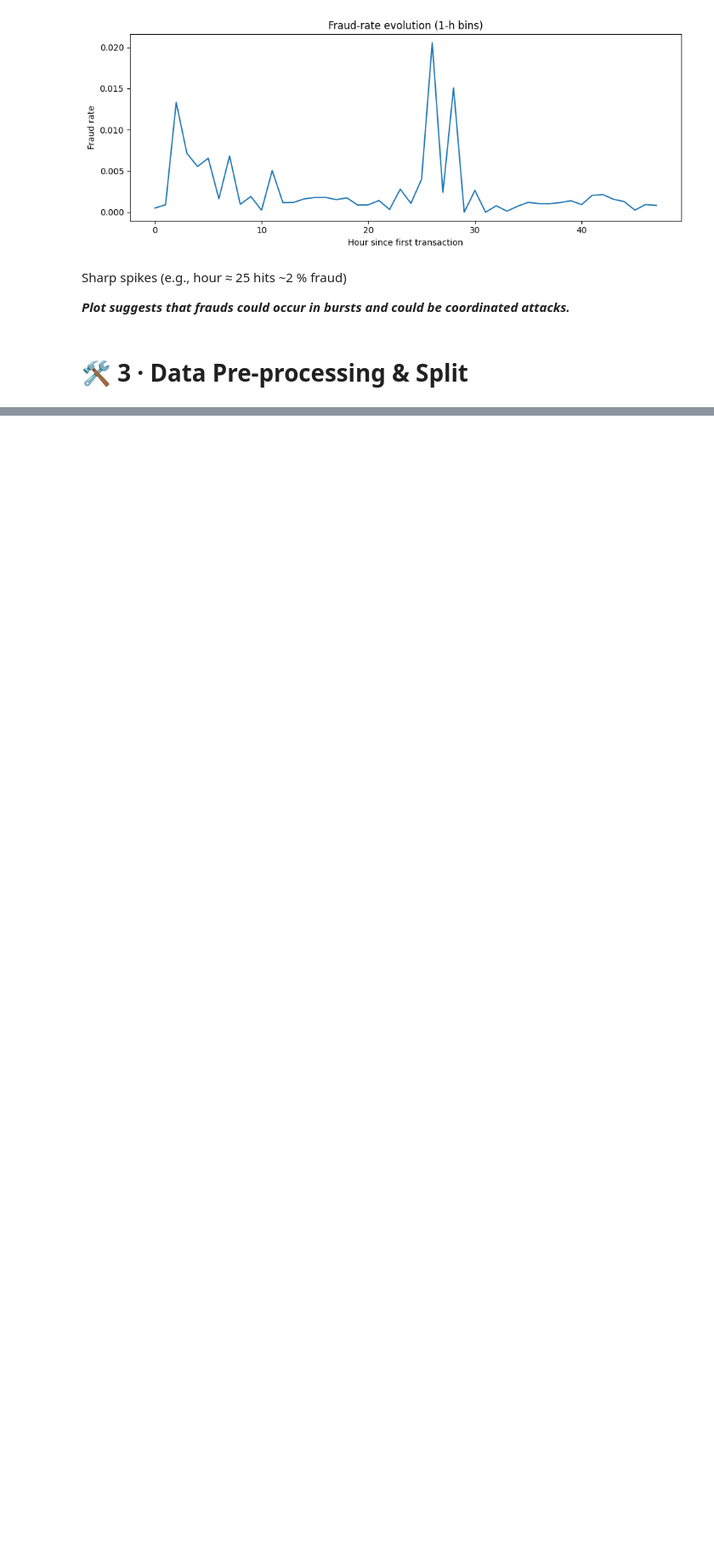
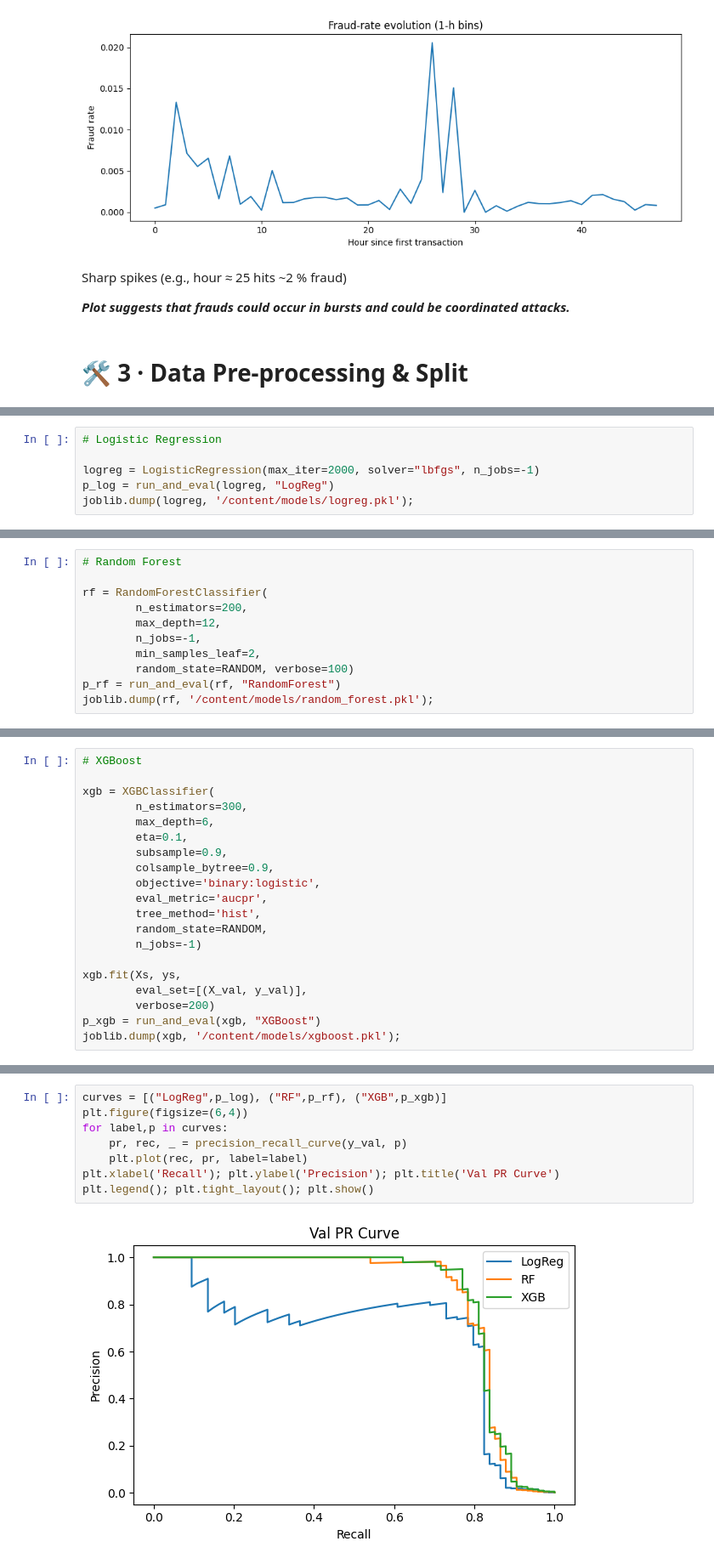
Before and after one commit to PatrykGluszekDS/TensorFlow-Projects-Showcase, a Jupyter notebook: NN-Classification/Credit_Card_Fraud_Detector.ipynb, the cells around one changed output, grey strips where cells are left out. Shown: that part at 85% size. Drawn from its saved outputs; the diff is of its cells as text; blank space fills up the shorter version.

```diff
--- a/NN-Classification/Credit_Card_Fraud_Detector.ipynb
+++ b/NN-Classification/Credit_Card_Fraud_Detector.ipynb
@@ -130,0 +286,6 @@ Sharp spikes (e.g., hour ≈ 25 hits ~2 % fraud)
+# %%
+# Logistic Regression
+
+logreg = LogisticRegression(max_iter=2000, solver="lbfgs", n_jobs=-1)
+p_log = run_and_eval(logreg, "LogReg")
+joblib.dump(logreg, '/content/models/logreg.pkl');
@@ -130,0 +294,11 @@ Sharp spikes (e.g., hour ≈ 25 hits ~2 % fraud)
+# %%
+# Random Forest
+
+rf = RandomForestClassifier(
+        n_estimators=200,
+        max_depth=12,
+        n_jobs=-1,
+        min_samples_leaf=2,
+        random_state=RANDOM, verbose=100)
+p_rf = run_and_eval(rf, "RandomForest")
+joblib.dump(rf, '/content/models/random_forest.pkl');
@@ -130,0 +323,20 @@ Sharp spikes (e.g., hour ≈ 25 hits ~2 % fraud)
+# %%
+# XGBoost
+
+xgb = XGBClassifier(
+        n_estimators=300,
+        max_depth=6,
+        eta=0.1,
+        subsample=0.9,
+        colsample_bytree=0.9,
+        objective='binary:logistic',
+        eval_metric='aucpr',
+        tree_method='hist',
+        random_state=RANDOM,
+        n_jobs=-1)
+
+xgb.fit(Xs, ys,
+        eval_set=[(X_val, y_val)],
+        verbose=200)
+p_xgb = run_and_eval(xgb, "XGBoost")
+joblib.dump(xgb, '/content/models/xgboost.pkl');
@@ -130,0 +348,10 @@ Sharp spikes (e.g., hour ≈ 25 hits ~2 % fraud)
+# %%
+curves = [("LogReg",p_log), ("RF",p_rf), ("XGB",p_xgb)]
+plt.figure(figsize=(6,4))
+for label,p in curves:
+    pr, rec, _ = precision_recall_curve(y_val, p)
+    plt.plot(rec, pr, label=label)
+plt.xlabel('Recall'); plt.ylabel('Precision'); plt.title('Val PR Curve')
+plt.legend(); plt.tight_layout(); plt.show()
+# %% [output]
+[figure, added]
```
Also changed, not shown: parts of 44 cells of this notebook.
